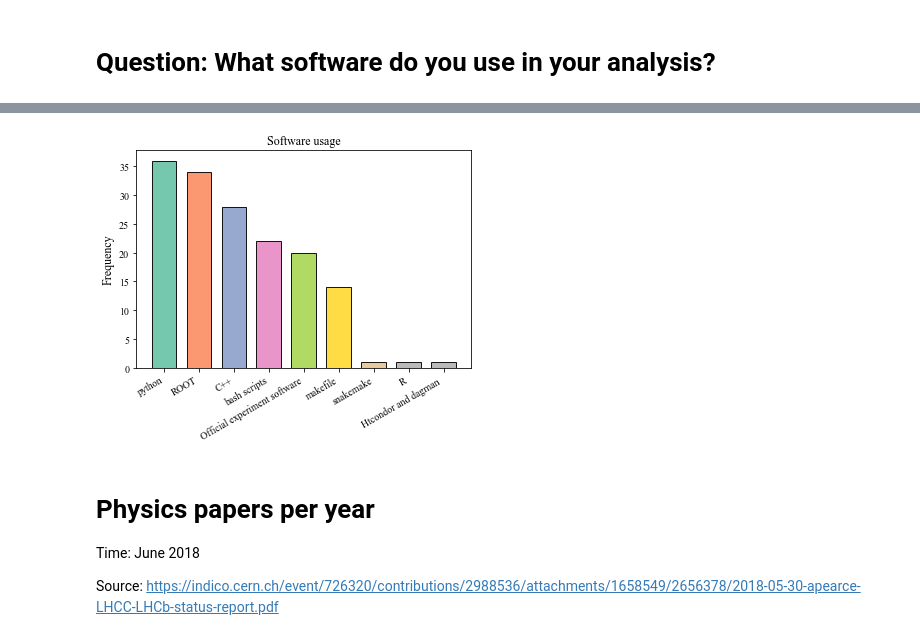
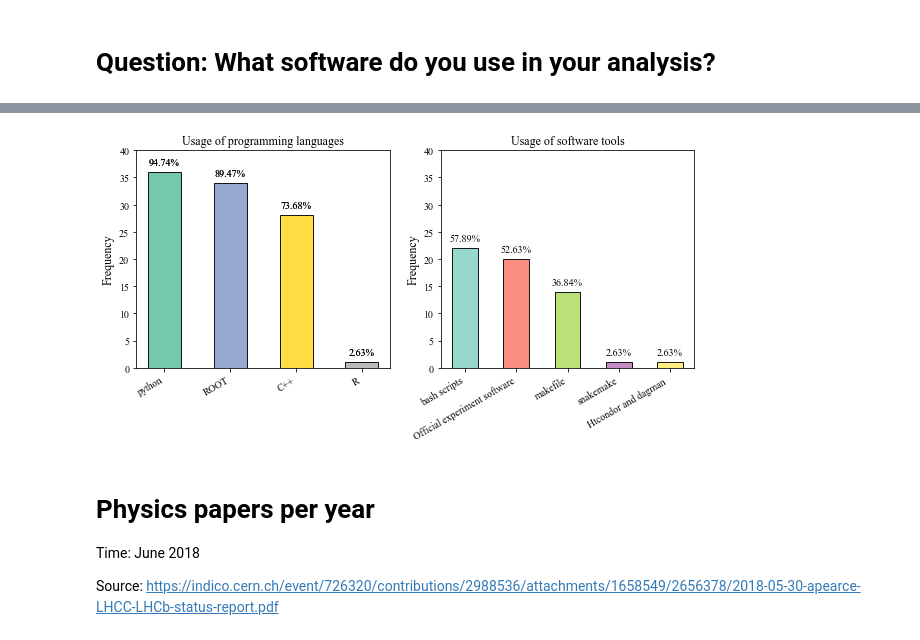
Before and after one commit to atrisovic/thesis-plots, a Jupyter notebook: thesis-plots.ipynb, the cells around one changed output, grey strips where cells are left out. Saved outputs shown, nothing was run; the diff lists cells and outputs as text; code cells hidden in the pictures.

```diff
--- a/thesis-plots.ipynb
+++ b/thesis-plots.ipynb
@@ -227,22 +229,52 @@ df2
-# %%
-col = plt.cm.Set2(np.linspace(0,1,len(df2)))
-bar_width = 0.7
-fig, ax = plt.subplots()
-ax.set_title("Software usage")
-ax.set_ylabel('Frequency', fontsize=fontsize)
-y_pos = np.arange(1, len(df2)+1)
-ax.bar(y_pos, tuple(df2['response']), bar_width, alpha=0.9, align='center',
-       color=col, edgecolor='k', linewidth=1)
-ax.set_xticks(y_pos)
-ax.set_xticklabels(tuple(df2.index))
-
-plt.setp(ax.get_xticklabels(), rotation=30, horizontalalignment='right')
-plt.show()
-
-fig.tight_layout()
-fig.savefig('software.pdf', dpi=100)
-# %% [output]
-[figure, removed]
+# %%
+col = plt.cm.Set2(np.linspace(0,1,len(df_1)))
+bar_width = 0.5
+fig, (ax, ax2) = plt.subplots(nrows=1, ncols=2, figsize=(10, 4))
+
+
+ax.set_title("Usage of programming languages")
+ax.set_ylabel('Frequency', fontsize=fontsize)
+y_pos = np.arange(1, len(df_1)+1)
+ax.bar(y_pos, tuple(df_1['response']), bar_width, alpha=0.9, align='center',
+       color=col, edgecolor='k', linewidth=1)
+ax.set_xticks(y_pos)
+ax.set_xticklabels(tuple(df_1.index))
+plt.setp(ax.get_xticklabels(), rotation=30, horizontalalignment='right')
+ax.set_ylim([0,40])
+
+for p in ax.patches:
+    proc = p.get_height()*100.0/38.0
+    ax.annotate("%.2f" % proc+"%", (p.get_x() + p.get_width() / 2., p.get_height()), \
+                 ha='center', va='center', xytext=(0, 10), textcoords='offset points')
+
+
+col = plt.cm.Set3(np.linspace(0,1,len(df_2)))
+ax2.set_title("Usage of software tools")
+ax2.set_ylabel('Frequency', fontsize=fontsize)
+y_pos = np.arange(1, len(df_2)+1)
+ax2.bar(y_pos, tuple(df_2['response']), bar_width, alpha=0.9, align='center',
+       color=col, edgecolor='k', linewidth=1)
+ax2.set_xticks(y_pos)
+ax2.set_xticklabels(tuple(df_2.index))
+plt.setp(ax2.get_xticklabels(), rotation=30, horizontalalignment='right')
+ax2.set_ylim([0,40])
+
+for p in ax.patches:
+    proc = p.get_height()*100.0/38.0
+    ax.annotate("%.2f" % proc+"%", (p.get_x() + p.get_width() / 2., p.get_height()), \
+                 ha='center', va='center', xytext=(0, 10), textcoords='offset points')
+
+for p in ax2.patches:
+    proc = p.get_height()*100.0/38.0
+    ax2.annotate("%.2f" % proc+"%", (p.get_x() + p.get_width() / 2., p.get_height()), \
+                 ha='center', va='center', xytext=(0, 10), textcoords='offset points')
+
+plt.show()
+
+fig.tight_layout()
+fig.savefig('software.pdf', dpi=100)
+# %% [output]
+[figure, added]
 # %% [markdown]
 # Physics papers per year
 
```
Also changed, not shown: parts of 2 cells of this notebook.
